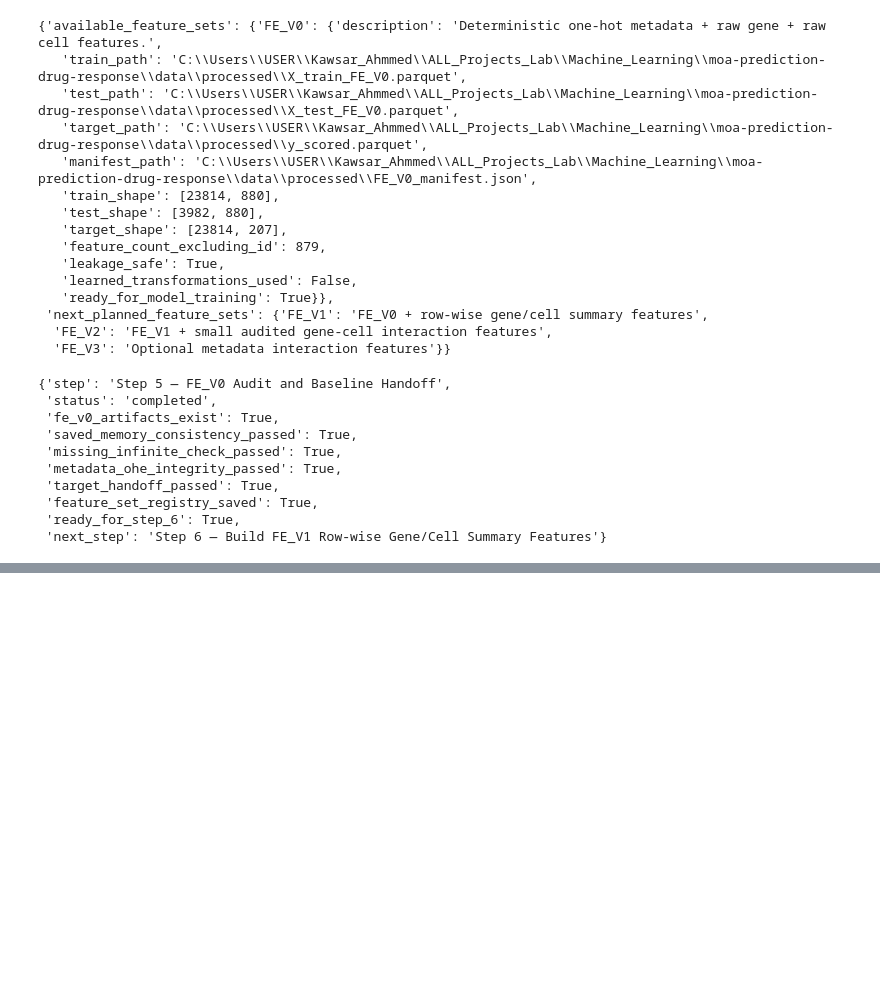
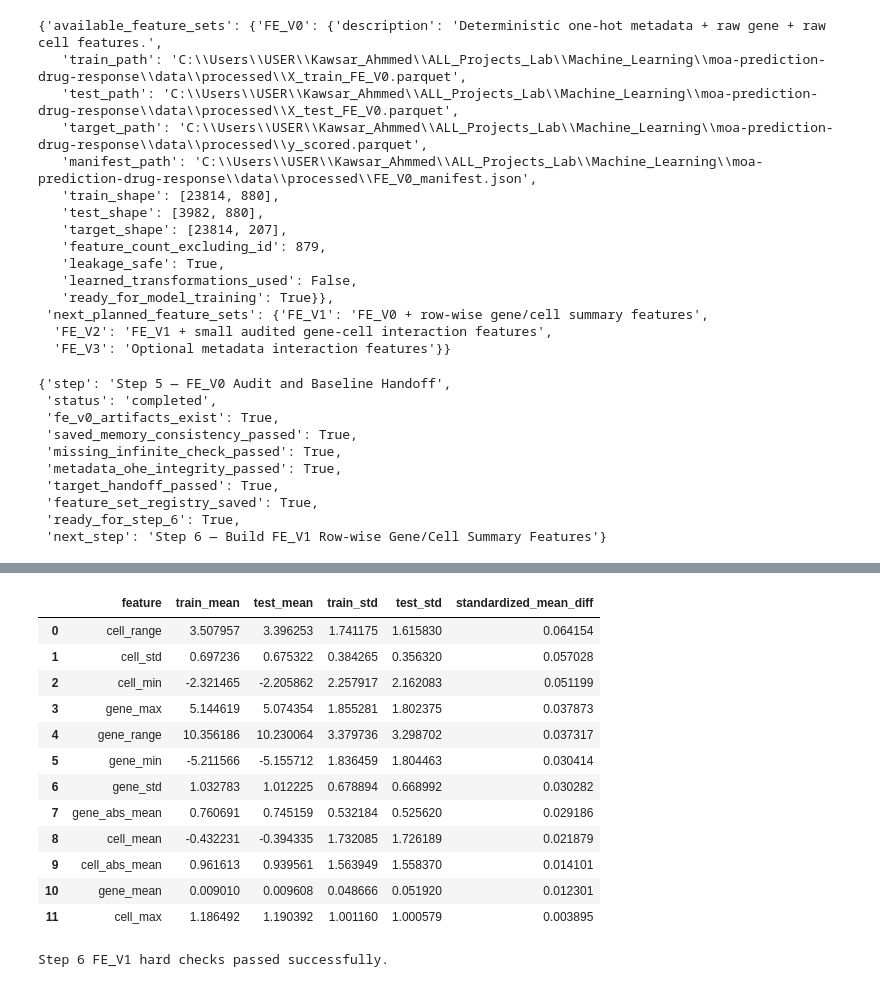
Before and after one commit to kawsar07ahmmed0712-rgb/moa-prediction-drug-response, a Jupyter notebook: notebooks/03_feature_engineering.ipynb, the cells around one changed output, grey strips where cells are left out. Cells and saved outputs as stored; diff of their text form; code cells hidden in the pictures; blank space fills up the shorter version.

Commit message:
Step 6 — Build FE_V1 Row-wise Gene/Cell Summary Features

```diff
--- a/notebooks/03_feature_engineering.ipynb
+++ b/notebooks/03_feature_engineering.ipynb
@@ -1940,0 +2086,17 @@ step_5_status
+# %%
+X_train_fe_v1 = (
+    X_train_fe_v0
+    .merge(train_gene_summary, on=ID_COL, how="left", validate="one_to_one")
+    .merge(train_cell_summary, on=ID_COL, how="left", validate="one_to_one")
+)
+
+X_test_fe_v1 = (
+    X_test_fe_v0
+    .merge(test_gene_summary, on=ID_COL, how="left", validate="one_to_one")
+    .merge(test_cell_summary, on=ID_COL, how="left", validate="one_to_one")
+)
+
+print("X_train_fe_v0 shape:", X_train_fe_v0.shape)
+print("X_train_fe_v1 shape:", X_train_fe_v1.shape)
+print("X_test_fe_v0 shape :", X_test_fe_v0.shape)
+print("X_test_fe_v1 shape :", X_test_fe_v1.shape)
@@ -1940,0 +2258,55 @@ step_5_status
+# %%
+fe_v1_summary_distribution_rows = []
+
+for feature in fe_v1_added_features:
+    train_mean = X_train_fe_v1[feature].mean()
+    test_mean = X_test_fe_v1[feature].mean()
+    train_std = X_train_fe_v1[feature].std()
+    test_std = X_test_fe_v1[feature].std()
+
+    standardized_mean_diff = abs(train_mean - test_mean) / (train_std + 1e-8)
+
+    fe_v1_summary_distribution_rows.append({
+        "feature": feature,
+        "train_mean": train_mean,
+        "test_mean": test_mean,
+        "train_std": train_std,
+        "test_std": test_std,
+        "standardized_mean_diff": standardized_mean_diff
+    })
+
+fe_v1_summary_distribution_audit = (
+    pd.DataFrame(fe_v1_summary_distribution_rows)
+    .sort_values("standardized_mean_diff", ascending=False)
+    .reset_index(drop=True)
+)
+
+fe_v1_summary_distribution_audit
+# %% [output]
+|  | feature | train_mean | test_mean | train_std | test_std | standardized_mean_diff |
+| 0 | cell_range | 3.507957 | 3.396253 | 1.741175 | 1.615830 | 0.064154 |
+| 1 | cell_std | 0.697236 | 0.675322 | 0.384265 | 0.356320 | 0.057028 |
+| 2 | cell_min | -2.321465 | -2.205862 | 2.257917 | 2.162083 | 0.051199 |
+| 3 | gene_max | 5.144619 | 5.074354 | 1.855281 | 1.802375 | 0.037873 |
+| 4 | gene_range | 10.356186 | 10.230064 | 3.379736 | 3.298702 | 0.037317 |
+| 5 | gene_min | -5.211566 | -5.155712 | 1.836459 | 1.804463 | 0.030414 |
+| 6 | gene_std | 1.032783 | 1.012225 | 0.678894 | 0.668992 | 0.030282 |
+| 7 | gene_abs_mean | 0.760691 | 0.745159 | 0.532184 | 0.525620 | 0.029186 |
+| 8 | cell_mean | -0.432231 | -0.394335 | 1.732085 | 1.726189 | 0.021879 |
+| 9 | cell_abs_mean | 0.961613 | 0.939561 | 1.563949 | 1.558370 | 0.014101 |
+| 10 | gene_mean | 0.009010 | 0.009608 | 0.048666 | 0.051920 | 0.012301 |
+| 11 | cell_max | 1.186492 | 1.190392 | 1.001160 | 1.000579 | 0.003895 |
+# %%
+assert fe_v1_alignment_audit["train_test_columns_match"], "FE_V1 train/test columns do not match"
+assert fe_v1_alignment_audit["train_sig_id_order_preserved"], "FE_V1 train sig_id order changed"
+assert fe_v1_alignment_audit["test_sig_id_order_preserved"], "FE_V1 test sig_id order changed"
+assert fe_v1_missing_infinite_audit["all_values_finite"].all(), "FE_V1 contains missing or infinite values"
+assert fe_v1_forbidden_column_audit["passed"].all(), "Forbidden columns found in FE_V1"
+
+assert fe_v1_summary_sanity_audit[
+    ["range_non_negative", "std_non_negative", "max_greater_equal_min", "abs_mean_non_negative"]
+].all().all(), "FE_V1 summary sanity check failed"
+
+print("Step 6 FE_V1 hard checks passed successfully.")
+# %% [output]
+Step 6 FE_V1 hard checks passed successfully.
```
Also changed, not shown: parts of 15 cells of this notebook.
